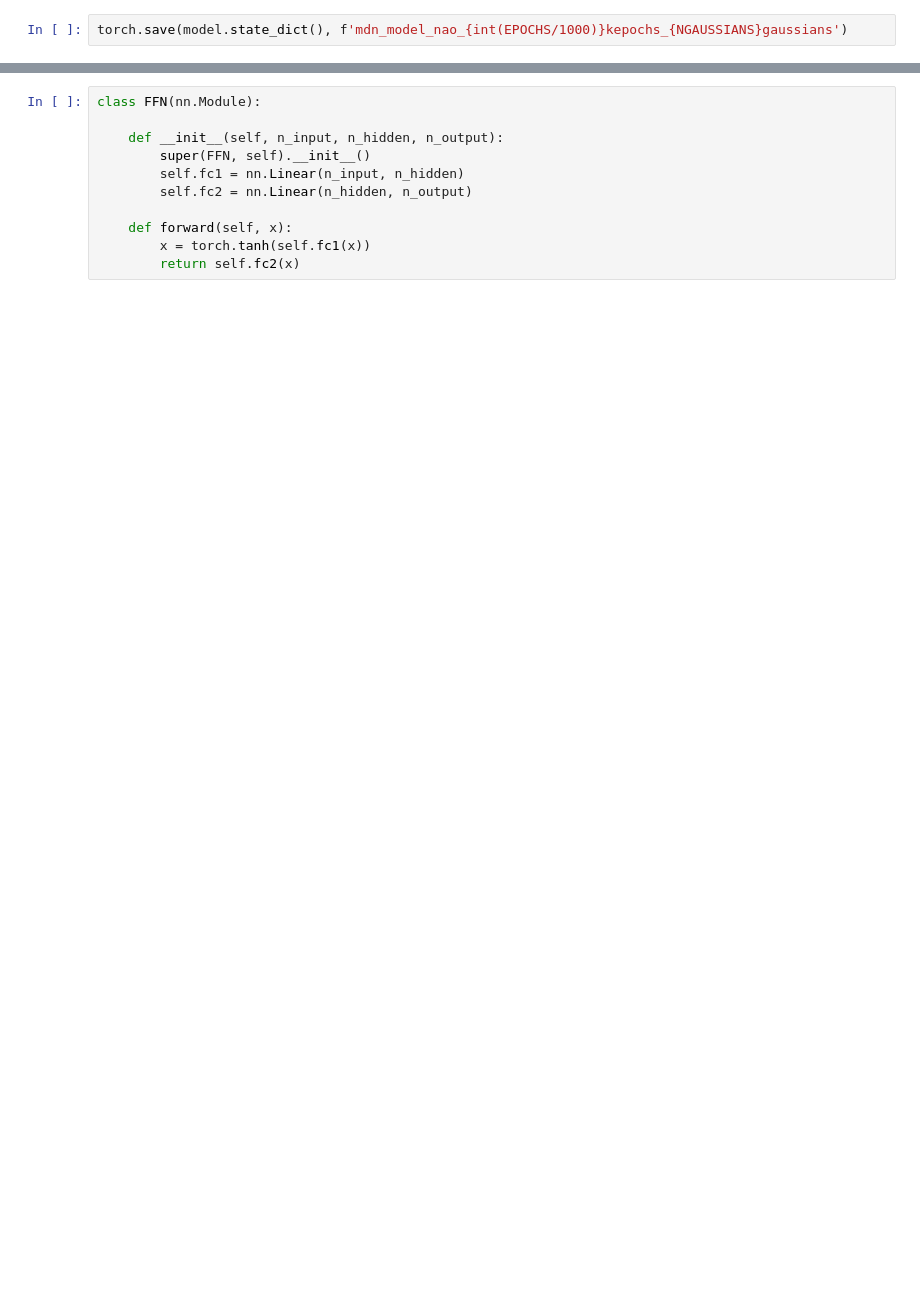
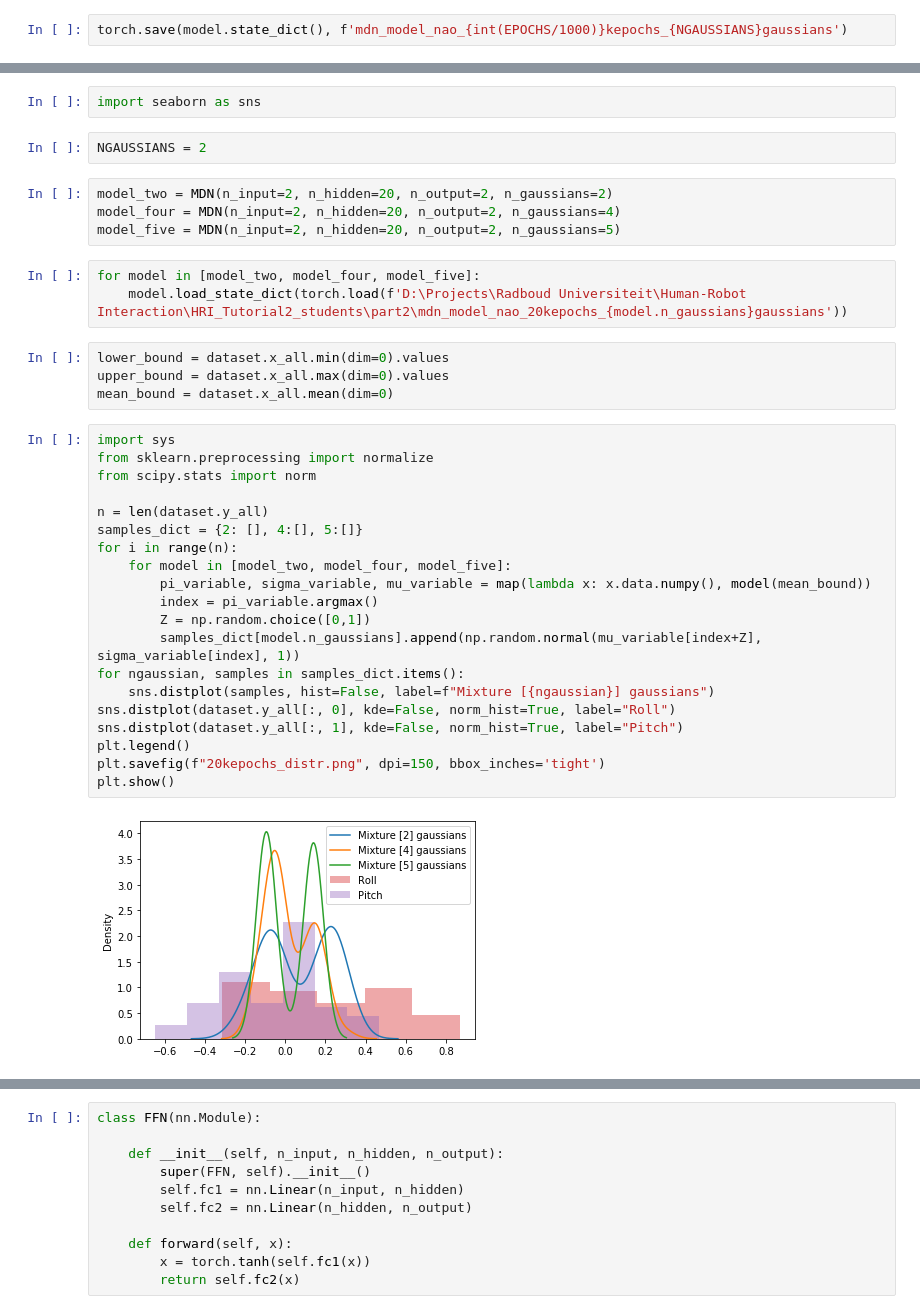
Before and after one commit to thijsgelton/HRI-Tutorial-2, a Jupyter notebook: part2/Creating the models.ipynb, the cells around one changed output, grey strips where cells are left out. Cells and saved outputs as stored; diff of their text form; blank space fills up the shorter version.

```diff
--- a/part2/Creating the models.ipynb
+++ b/part2/Creating the models.ipynb
@@ -136,0 +170,37 @@ torch.save(model.state_dict(), f'mdn_model_nao_{int(EPOCHS/1000)}kepochs_{NGAUSS
+# %%
+import seaborn as sns
+# %%
+NGAUSSIANS = 2
+# %%
+model_two = MDN(n_input=2, n_hidden=20, n_output=2, n_gaussians=2)
+model_four = MDN(n_input=2, n_hidden=20, n_output=2, n_gaussians=4)
+model_five = MDN(n_input=2, n_hidden=20, n_output=2, n_gaussians=5)
+# %%
+for model in [model_two, model_four, model_five]:
+    model.load_state_dict(torch.load(f'D:\Projects\Radboud Universiteit\Human-Robot Interaction\HRI_Tutorial2_students\part2\mdn_model_nao_20kepochs_{model.n_gaussians}gaussians'))
+# %%
+lower_bound = dataset.x_all.min(dim=0).values
+upper_bound = dataset.x_all.max(dim=0).values
+mean_bound = dataset.x_all.mean(dim=0)
+# %%
+import sys
+from sklearn.preprocessing import normalize
+from scipy.stats import norm
+
+n = len(dataset.y_all)
+samples_dict = {2: [], 4:[], 5:[]}
+for i in range(n):
+    for model in [model_two, model_four, model_five]:
+        pi_variable, sigma_variable, mu_variable = map(lambda x: x.data.numpy(), model(mean_bound))
+        index = pi_variable.argmax()
+        Z = np.random.choice([0,1])
+        samples_dict[model.n_gaussians].append(np.random.normal(mu_variable[index+Z], sigma_variable[index], 1))
+for ngaussian, samples in samples_dict.items():
+    sns.distplot(samples, hist=False, label=f"Mixture [{ngaussian}] gaussians")
+sns.distplot(dataset.y_all[:, 0], kde=False, norm_hist=True, label="Roll")
+sns.distplot(dataset.y_all[:, 1], kde=False, norm_hist=True, label="Pitch")
+plt.legend()
+plt.savefig(f"20kepochs_distr.png", dpi=150, bbox_inches='tight')
+plt.show()
+# %% [output]
+[figure, added]
```
Also changed, not shown: parts of 25 cells of this notebook, 35 other files.
